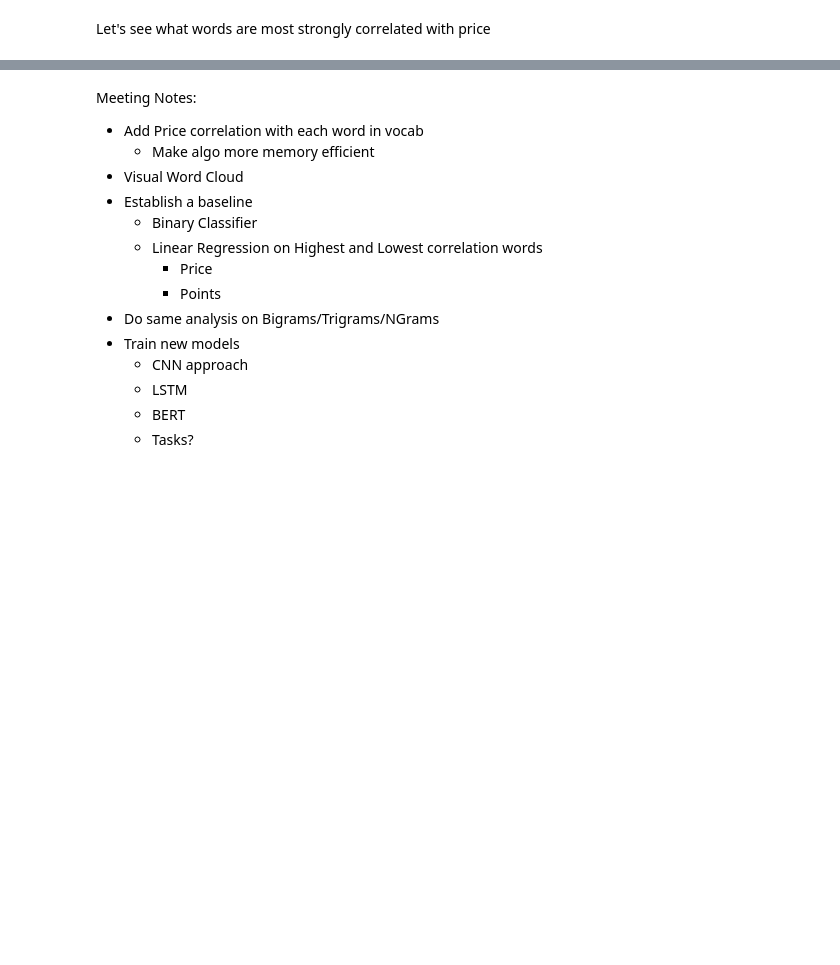
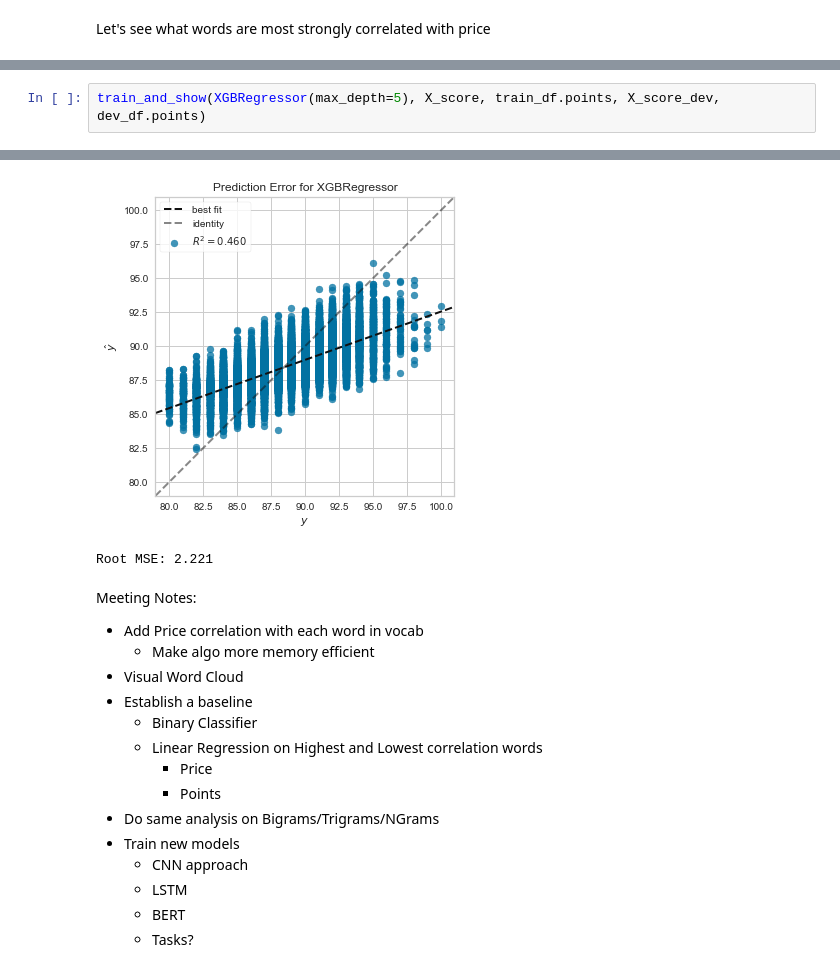
Before and after one commit to AustinDoolittle/WineReviewsNLP, a Jupyter notebook: EDA.ipynb, the cells around one changed output, grey strips where cells are left out. Drawn from its saved outputs; the diff is of its cells as text; blank space fills up the shorter version.

```diff
--- a/EDA.ipynb
+++ b/EDA.ipynb
@@ -371,0 +457,3 @@ NameError: name 'np' is not defined
+# %%
+train_and_show(XGBRegressor(max_depth=5), X_score, train_df.points, X_score_dev, dev_df.points)
+# %% [output]
@@ -372,3 +461,5 @@ NameError: name 'np' is not defined
+[figure, added]
+Root MSE: 2.221
 # %% [markdown]
 Meeting Notes:
 - Add Price correlation with each word in vocab
```
Also changed, not shown: parts of 17 cells of this notebook.
